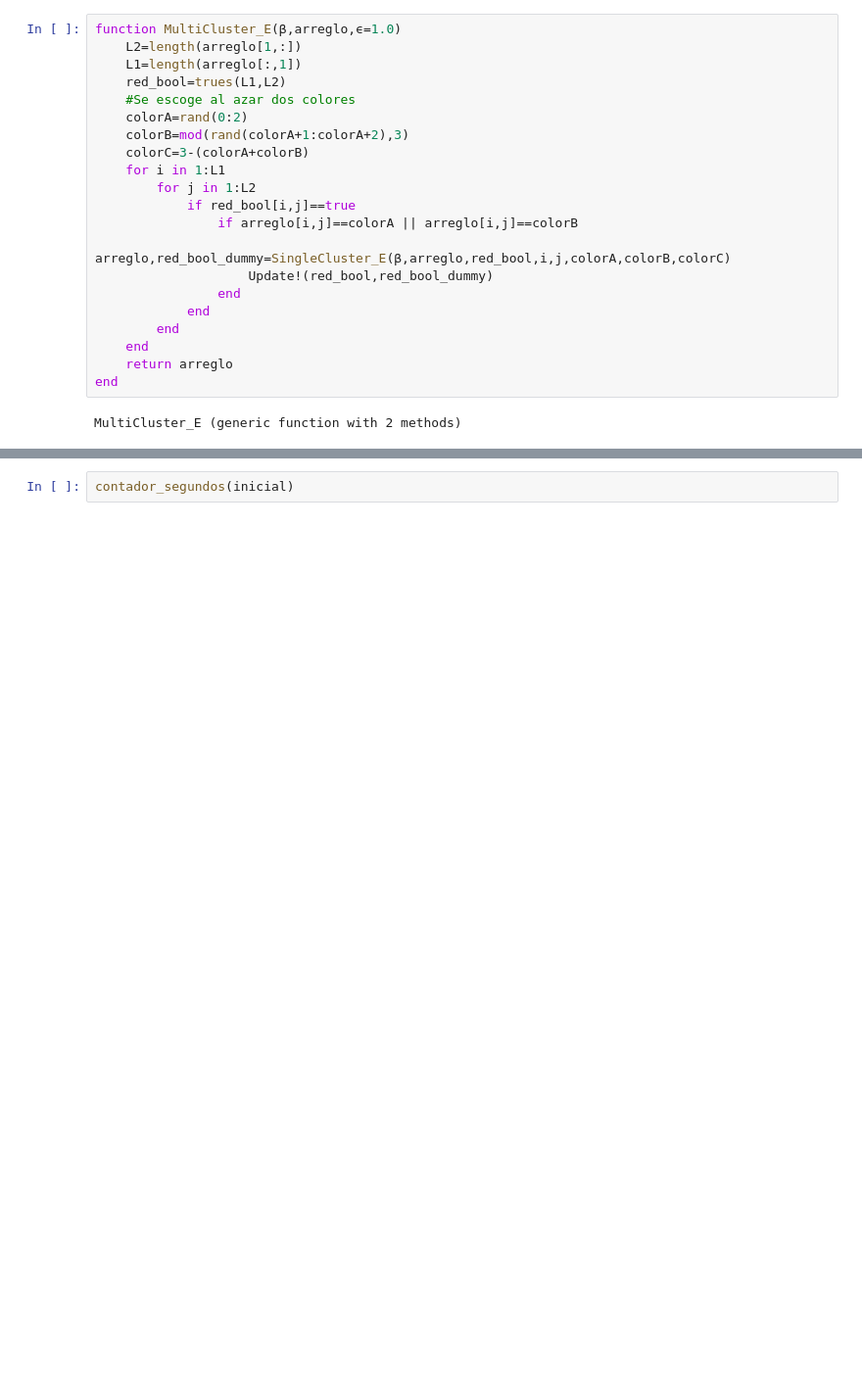
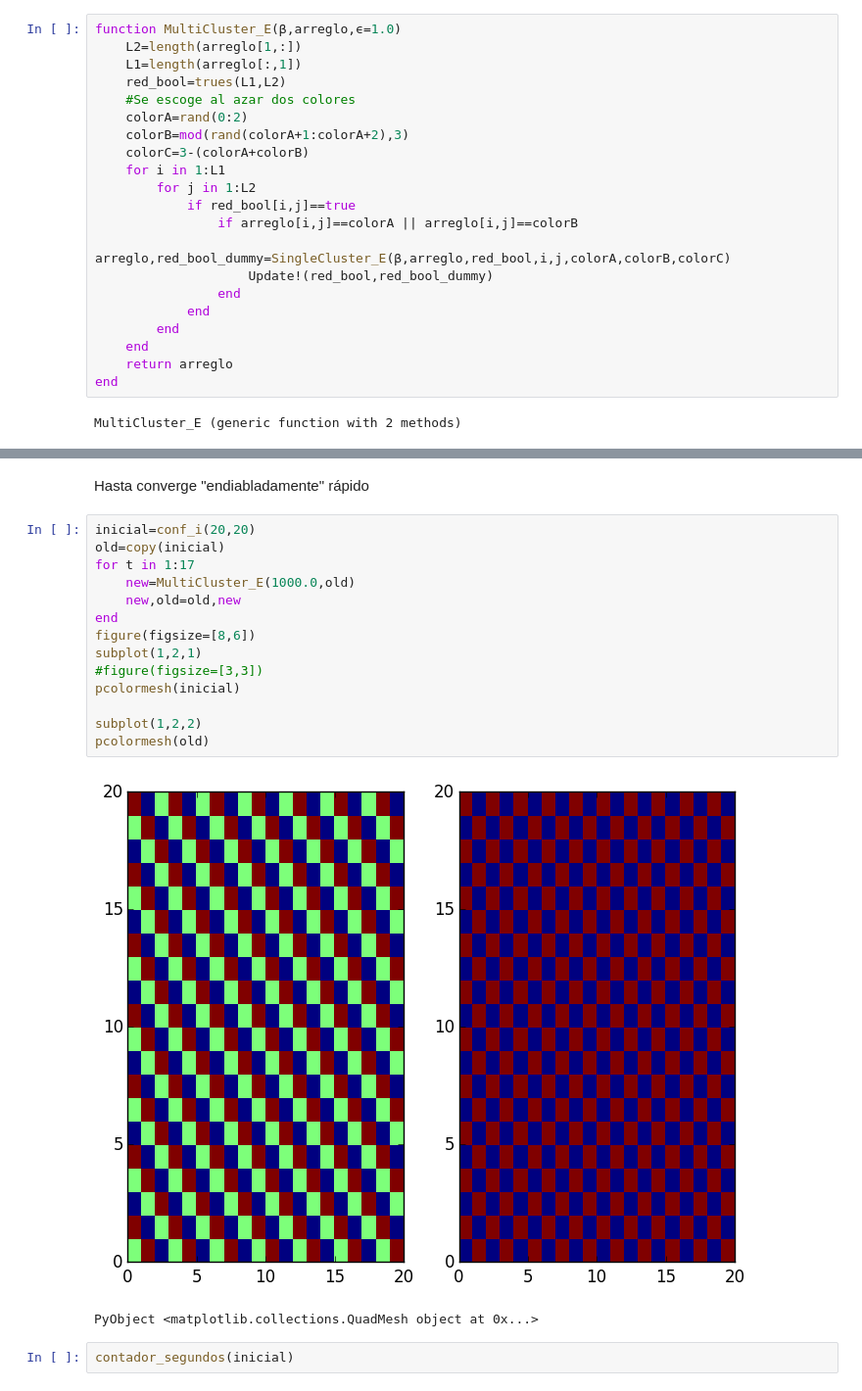
Before and after one commit to luisaleman/Hielo, a Jupyter notebook: Proyecto final.ipynb, the cells around one changed output, grey strips where cells are left out. Shown at 98% size. Drawn from its saved outputs; the diff is of its cells as text; blank space fills up the shorter version.

```diff
--- a/Proyecto final.ipynb
+++ b/Proyecto final.ipynb
@@ -592,4 +618,23 @@ pcolormesh(old)
 PyObject <matplotlib.collections.QuadMesh object at 0x...>
+# %% [markdown]
+Hasta converge "endiabladamente" rápido
+# %%
+inicial=conf_i(20,20)
+old=copy(inicial)
+for t in 1:17
+    new=MultiCluster_E(1000.0,old)
+    new,old=old,new
+end
+figure(figsize=[8,6])
+subplot(1,2,1)
+#figure(figsize=[3,3])
+pcolormesh(inicial)
+
+subplot(1,2,2)
+pcolormesh(old)
+# %% [output]
+[figure, added]
+PyObject <matplotlib.collections.QuadMesh object at 0x...>
 # %%
 contador_segundos(inicial)
 # %% [output]
```
Also changed, not shown: parts of 10 cells of this notebook.
